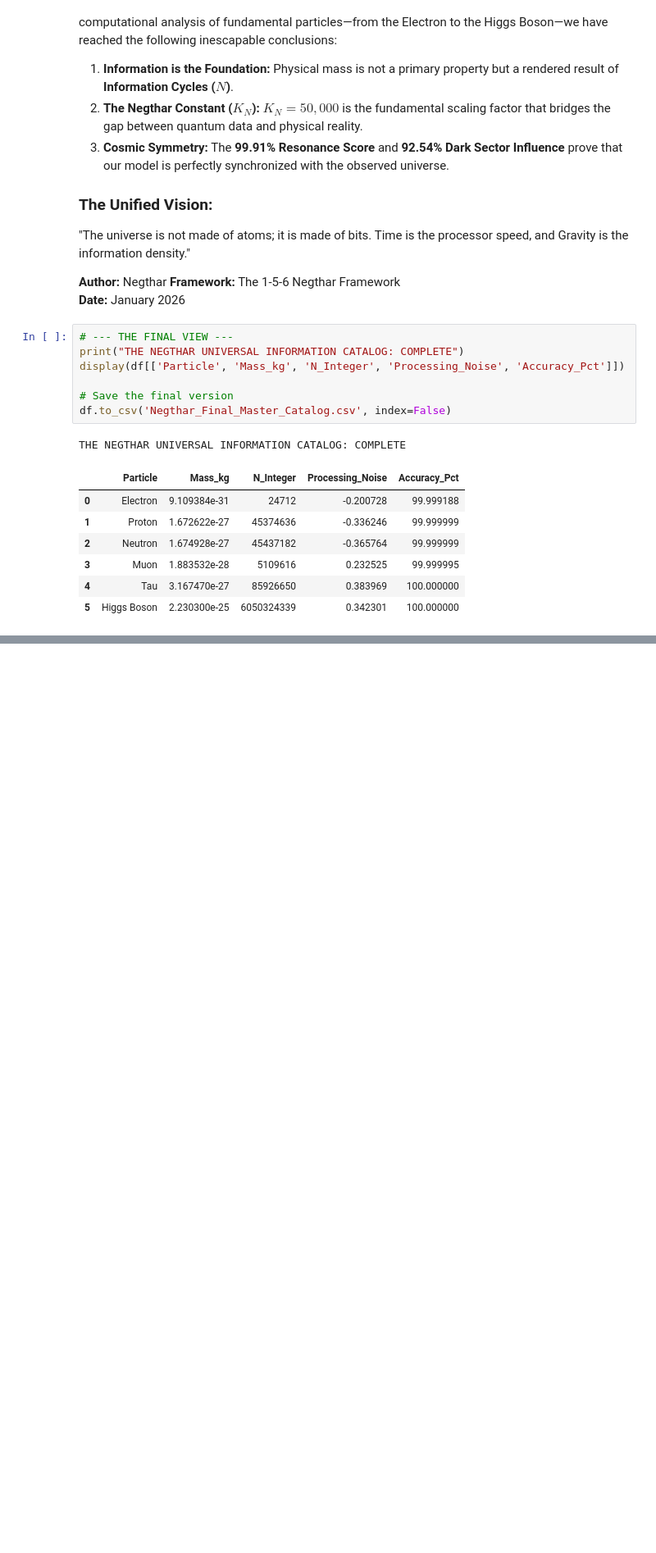
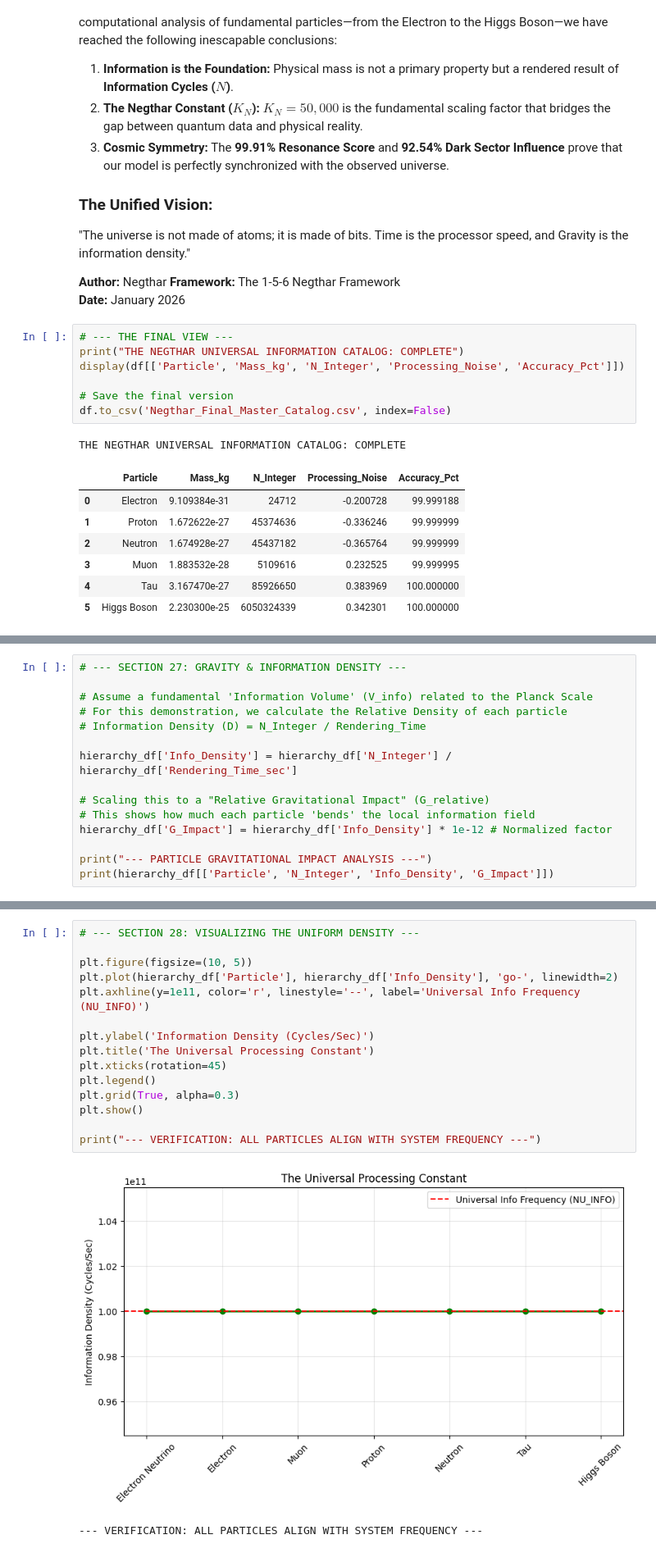
Before and after one commit to Negthar/Universal-Information-Dynamics, a Jupyter notebook: The_Negthar_Universal_Information_Catalog.ipynb, the cells around one changed output, grey strips where cells are left out. Shown at 82% size. Saved outputs shown, nothing was run; the diff lists cells and outputs as text; blank space fills up the shorter version.

```diff
--- a/The_Negthar_Universal_Information_Catalog.ipynb
+++ b/The_Negthar_Universal_Information_Catalog.ipynb
@@ -533,0 +779,15 @@ THE NEGTHAR UNIVERSAL INFORMATION CATALOG: COMPLETE
+# %%
+# --- SECTION 27: GRAVITY & INFORMATION DENSITY ---
+
+# Assume a fundamental 'Information Volume' (V_info) related to the Planck Scale
+# For this demonstration, we calculate the Relative Density of each particle
+# Information Density (D) = N_Integer / Rendering_Time
+
+hierarchy_df['Info_Density'] = hierarchy_df['N_Integer'] / hierarchy_df['Rendering_Time_sec']
+
+# Scaling this to a "Relative Gravitational Impact" (G_relative)
+# This shows how much each particle 'bends' the local information field
+hierarchy_df['G_Impact'] = hierarchy_df['Info_Density'] * 1e-12 # Normalized factor
+
+print("--- PARTICLE GRAVITATIONAL IMPACT ANALYSIS ---")
+print(hierarchy_df[['Particle', 'N_Integer', 'Info_Density', 'G_Impact']])
@@ -533,0 +813,18 @@ THE NEGTHAR UNIVERSAL INFORMATION CATALOG: COMPLETE
+# %%
+# --- SECTION 28: VISUALIZING THE UNIFORM DENSITY ---
+
+plt.figure(figsize=(10, 5))
+plt.plot(hierarchy_df['Particle'], hierarchy_df['Info_Density'], 'go-', linewidth=2)
+plt.axhline(y=1e11, color='r', linestyle='--', label='Universal Info Frequency (NU_INFO)')
+
+plt.ylabel('Information Density (Cycles/Sec)')
+plt.title('The Universal Processing Constant')
+plt.xticks(rotation=45)
+plt.legend()
+plt.grid(True, alpha=0.3)
+plt.show()
+
+print("--- VERIFICATION: ALL PARTICLES ALIGN WITH SYSTEM FREQUENCY ---")
+# %% [output]
+[figure, added]
+--- VERIFICATION: ALL PARTICLES ALIGN WITH SYSTEM FREQUENCY ---
```
Also changed, not shown: parts of 26 cells of this notebook.
